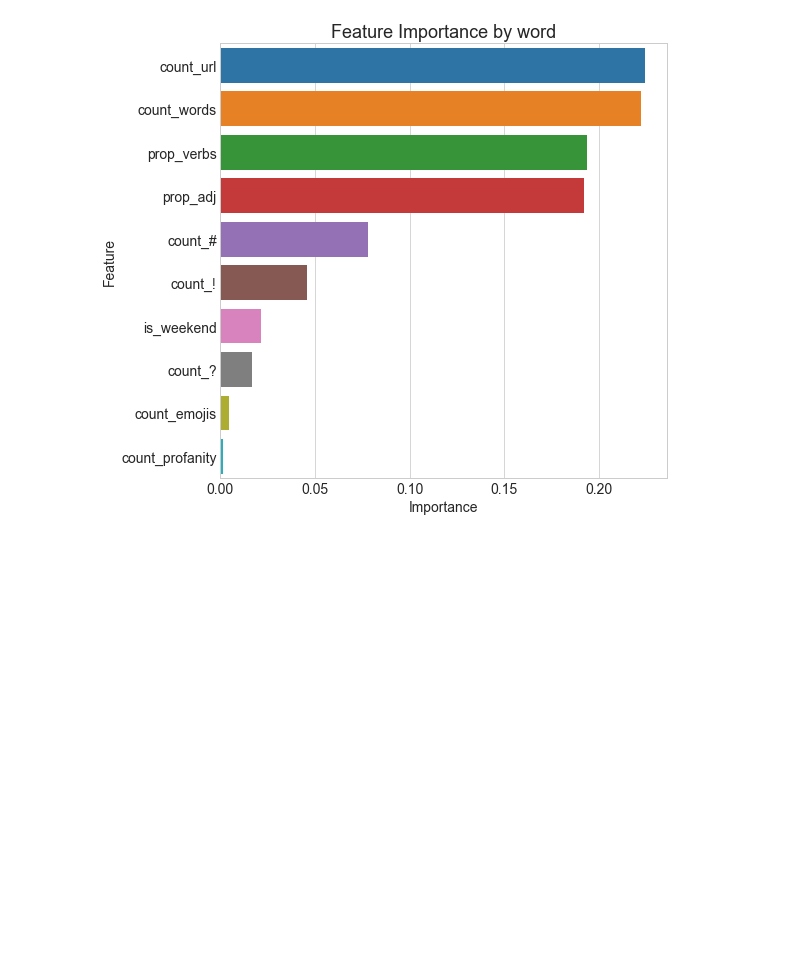
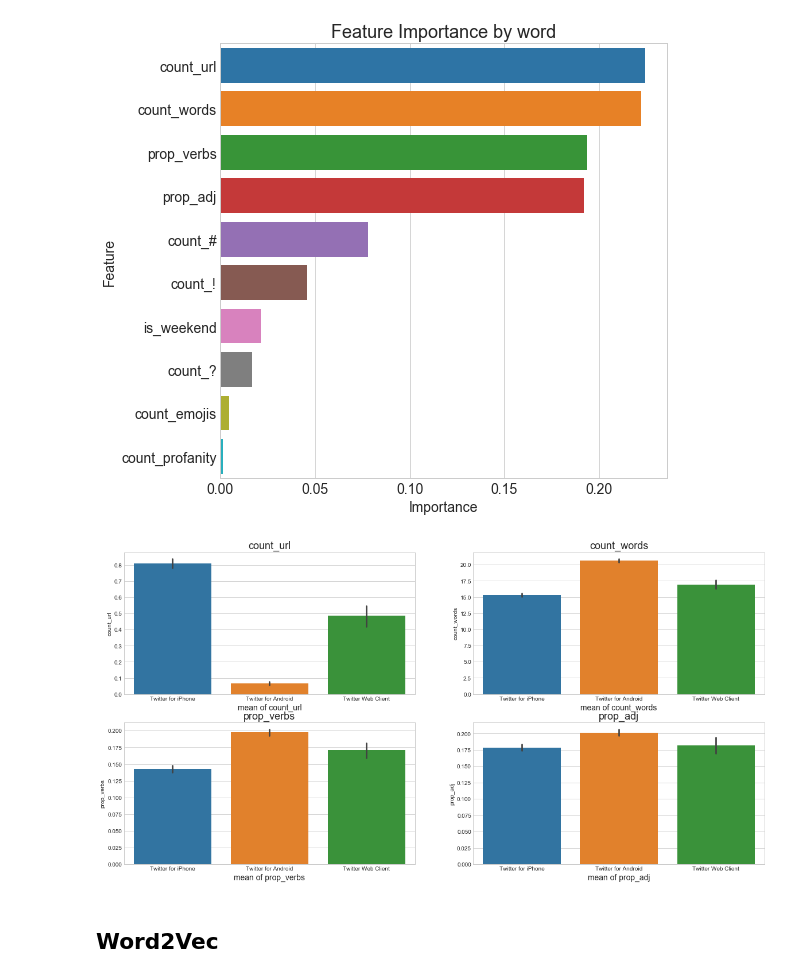
Before and after one commit to atulkumarin/project, a Jupyter notebook: analysis/project-report.ipynb, the cells around one changed output. Cells and saved outputs as stored; diff of their text form; code cells hidden in the pictures; blank space fills up the shorter version.

Commit message:
word2vec

```diff
--- a/analysis/project-report.ipynb
+++ b/analysis/project-report.ipynb
@@ -153,0 +176,14 @@ Out-of-bag score: 69.8%
+# %%
+relevant_features = ['count_url', 'count_words', 'prop_verbs', 'prop_adj']
+
+f, ax = plt.subplots(2, 2, figsize=(20, 10))
+positions = np.array(range(4)).reshape(2, 2)
+
+for i, feat in enumerate(relevant_features):
+    pos = np.where(positions==i)
+    sns.barplot(x='source', y=feat, data=df_channels, ax=ax[pos[0][0], pos[1][0]])
+    ax[pos[0][0], pos[1][0]].set_title(feat, fontsize=18)
+    ax[pos[0][0], pos[1][0]].set_xlabel('device', fontsize=14)
+    ax[pos[0][0], pos[1][0]].set_xlabel('mean of {}'.format(feat), fontsize=14)
+# %% [output]
+[figure, added]
@@ -153,0 +192,2 @@ Out-of-bag score: 69.8%
+# %% [markdown]
+## Word2Vec
```
Also changed, not shown: parts of 16 cells of this notebook.
